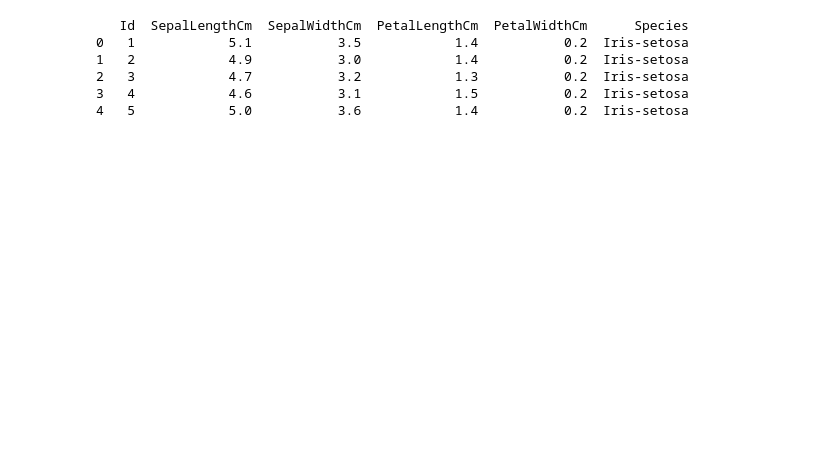
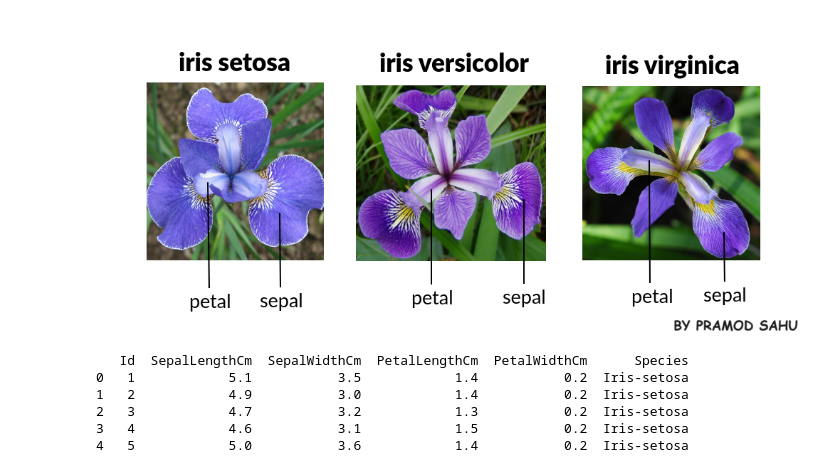
Before and after one commit to Lovjoy/Iris-EDA-and-Machine-Learning, a Jupyter notebook: EDA.ipynb, the cells around one changed output. Cells and saved outputs as stored; diff of their text form; code cells hidden in the pictures; blank space fills up the shorter version.

```diff
--- a/EDA.ipynb
+++ b/EDA.ipynb
@@ -9 +24,6 @@ import seaborn as sns
+# %%
+from IPython.display import Image # For displaying images in Jupyter Notebook
+Image("iris.png")
+# %% [output]
+[figure, added]
 # %%
```
Also changed, not shown: parts of 24 cells of this notebook.
